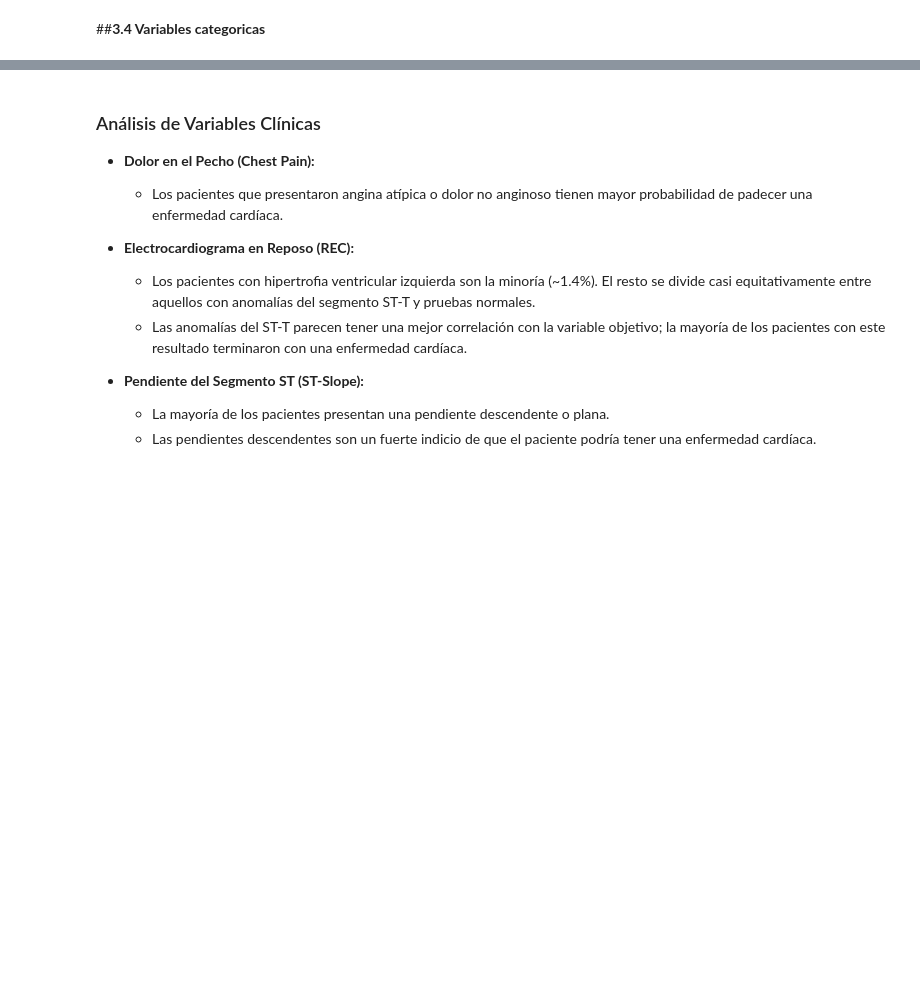
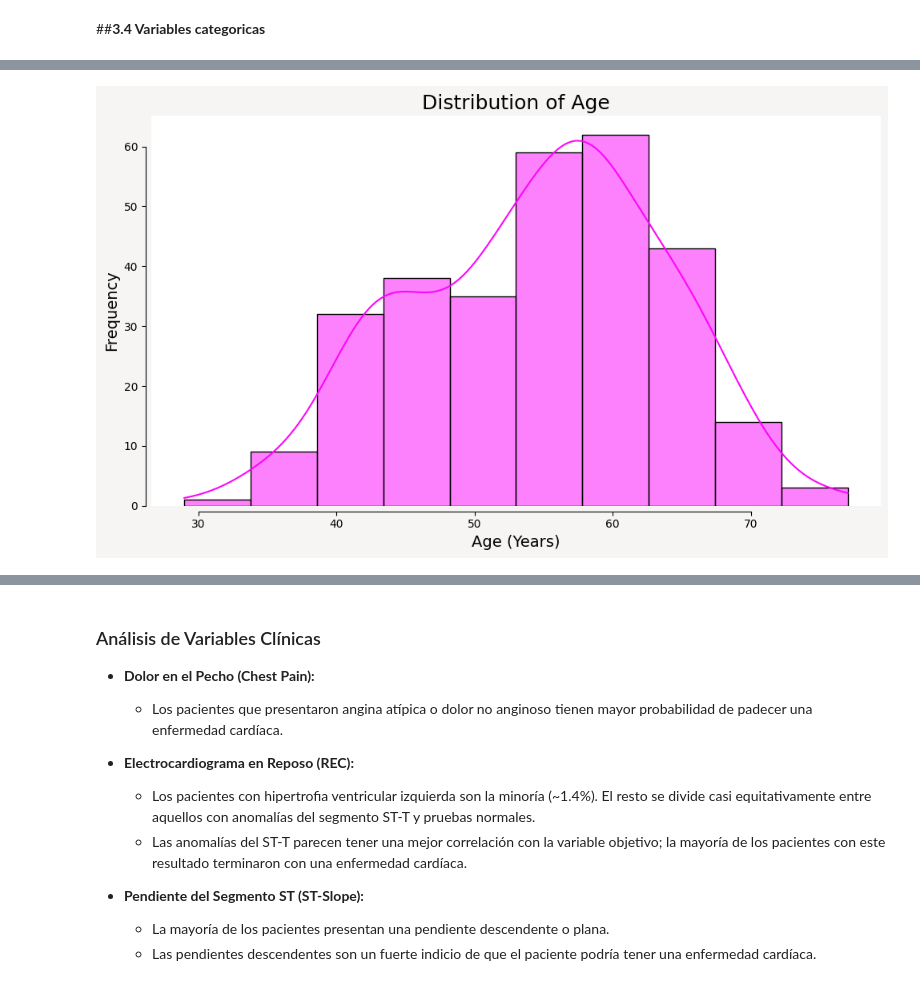
Before and after one commit to juanpajaro/IA_en_salud_diplomado_puj, a Jupyter notebook: Clase_4_Prediccion_enfermedad_cardiaca.ipynb, the cells around one changed output, grey strips where cells are left out. Cells and saved outputs as stored; diff of their text form; code cells hidden in the pictures; blank space fills up the shorter version.

```diff
--- a/Clase_4_Prediccion_enfermedad_cardiaca.ipynb
+++ b/Clase_4_Prediccion_enfermedad_cardiaca.ipynb
@@ -190,0 +264,12 @@ count_plot(data, cat_feats[0:-1]);
+# %%
+plt.figure(figsize=(10, 6), facecolor='#F6F5F4')
+sns.histplot(data=data, x='age', bins=10, kde=True, color=mypal[0])
+plt.title('Distribution of Age', fontsize=18)
+plt.xlabel('Age (Years)', fontsize=14)
+plt.ylabel('Frequency', fontsize=14)
+sns.despine(right=True)
+sns.despine(offset=5, trim=True)
+plt.tight_layout()
+plt.show()
+# %% [output]
+[figure, added]
```
Also changed, not shown: parts of 20 cells of this notebook.
